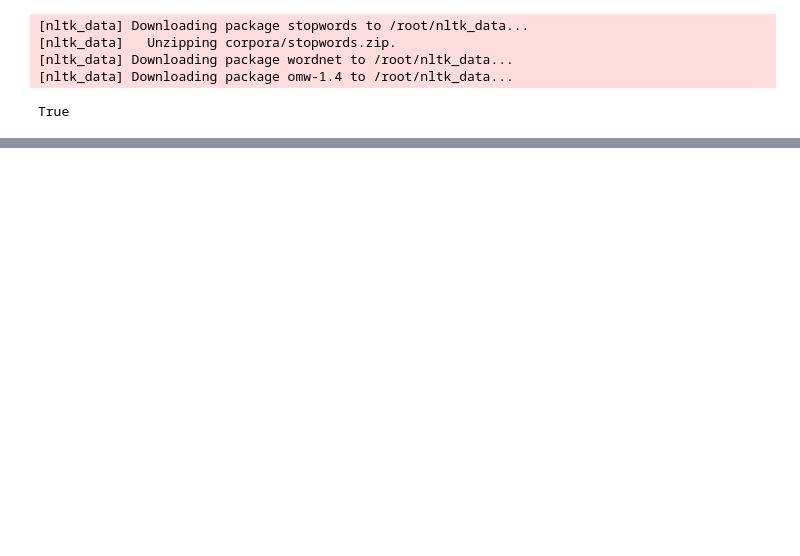
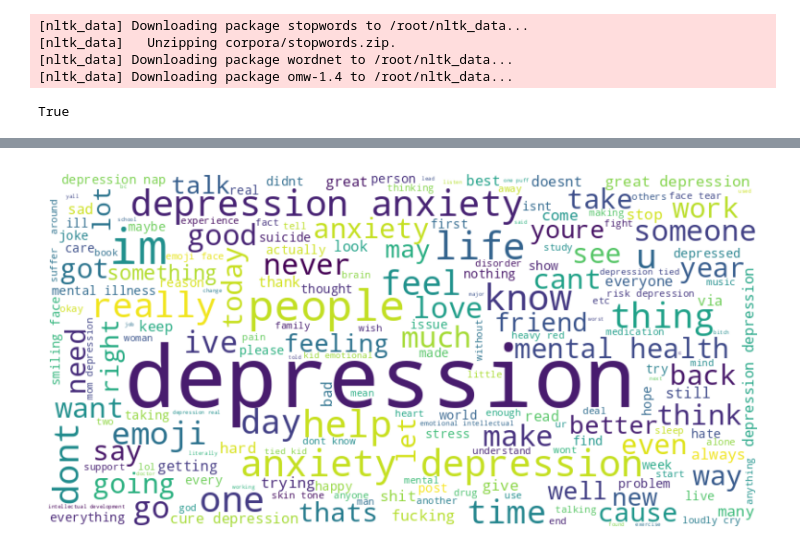
Before and after one commit to ouafighizlene21/Twitter-Disinformation-Study, a Jupyter notebook: 21.ipynb, the cells around one changed output, grey strips where cells are left out. Drawn from its saved outputs; the diff is of its cells as text; code cells hidden in the pictures; blank space fills up the shorter version.

```diff
--- a/21.ipynb
+++ b/21.ipynb
@@ -136,3 +150,3 @@ def preprocess_text(text):
 # %%
-# Appliquer à la colonne texte (ajuste le nom si nécessaire)
-df['clean_text'] = df[5].apply(preprocess_text)  # ou 'text' si tu as renommé
+# Appliquer le prétraitement à la colonne 'text'
+df['clean_text'] = df['text'].apply(preprocess_text)
@@ -170,8 +172 @@ Index(['id', 'date', 'time', 'timezone', 'username', 'text', 'reply_count',
       dtype='object')
-# %%
-# Supprimer les colonnes inutiles
-colonnes_a_supprimer = [f'extra_{i}' for i in range(25)]
-df.drop(columns=colonnes_a_supprimer, inplace=True)
-
-# Vérification des colonnes restantes
-df.columns
@@ -181,0 +177,4 @@ Index(['id', 'date', 'time', 'timezone', 'username', 'text', 'reply_count',
+# %%
+# Longueur moyenne des tweets
+df['text_length'] = df['clean_text'].apply(len)
+print(df['text_length'].describe())
@@ -181,0 +206,14 @@ Index(['id', 'date', 'time', 'timezone', 'username', 'text', 'reply_count',
+# %%
+# Nuage de mots (WordCloud)
+from wordcloud import WordCloud
+import matplotlib.pyplot as plt
+
+text_corpus = ' '.join(df['clean_text'])
+wordcloud = WordCloud(width=800, height=400, background_color='white').generate(text_corpus)
+
+plt.figure(figsize=(10, 5))
+plt.imshow(wordcloud, interpolation='bilinear')
+plt.axis('off')
+plt.show()
+# %% [output]
+[figure, added]
```
Also changed, not shown: parts of 51 cells of this notebook.
